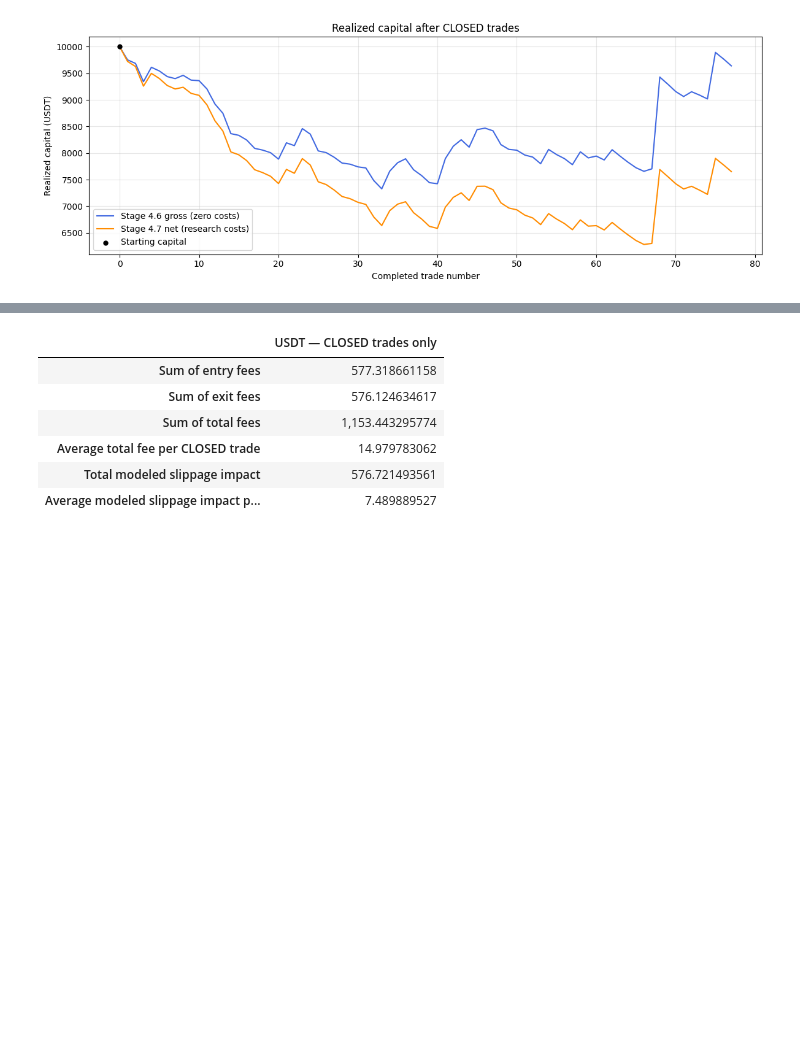
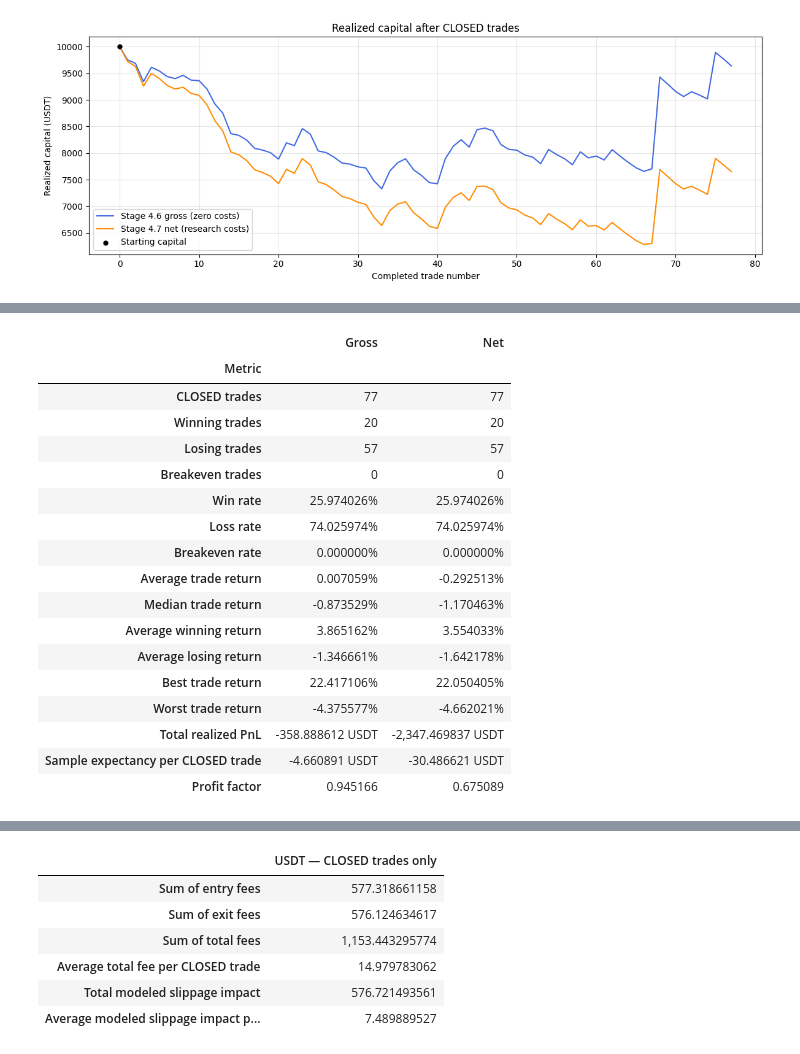
Before and after one commit to puckmandestroyer/trading-lab, a Jupyter notebook: notebooks/03_backtest_review.ipynb, the cells around one changed output, grey strips where cells are left out. Saved outputs shown, nothing was run; the diff lists cells and outputs as text; code cells hidden in the pictures; blank space fills up the shorter version.

Commit message:
Integrate Stage 5.3 performance summaries into notebook

```diff
--- a/notebooks/03_backtest_review.ipynb
+++ b/notebooks/03_backtest_review.ipynb
@@ -409,0 +428,51 @@ plt.show()
+# %%
+gross_before_metrics = gross_results.copy(deep=True)
+net_before_metrics = net_results.copy(deep=True)
+gross_summary = summarize_gross_trade_performance(gross_results)
+net_summary = summarize_net_trade_performance(net_results)
+
+metric_labels = {
+    "closed_trade_count": "CLOSED trades",
+    "winning_trade_count": "Winning trades",
+    "losing_trade_count": "Losing trades",
+    "breakeven_trade_count": "Breakeven trades",
+    "win_rate": "Win rate",
+    "loss_rate": "Loss rate",
+    "breakeven_rate": "Breakeven rate",
+    "average_trade_return": "Average trade return",
+    "median_trade_return": "Median trade return",
+    "average_win_return": "Average winning return",
+    "average_loss_return": "Average losing return",
+    "best_trade_return": "Best trade return",
+    "worst_trade_return": "Worst trade return",
+    "total_realized_pnl": "Total realized PnL",
+    "expectancy_pnl": "Sample expectancy per CLOSED trade",
+    "profit_factor": "Profit factor",
+}
+performance_table = pd.concat([gross_summary, net_summary]).T.rename(
+    index=metric_labels, columns={"GROSS": "Gross", "NET": "Net"},
+)
+performance_table.index.name = "Metric"
+display(performance_table.style.format("{:.6f}", na_rep="—")
+    .format("{:,.0f}", subset=pd.IndexSlice[list(metric_labels.values())[:4], :])
+    .format("{:.6%}", subset=pd.IndexSlice[list(metric_labels.values())[4:13], :])
+    .format("{:,.6f} USDT", subset=pd.IndexSlice[list(metric_labels.values())[13:15], :]))
+# %% [output]
+|  | Gross | Net |
+| Metric |  |  |
+| CLOSED trades | 77 | 77 |
+| Winning trades | 20 | 20 |
+| Losing trades | 57 | 57 |
+| Breakeven trades | 0 | 0 |
+| Win rate | 25.974026% | 25.974026% |
+| Loss rate | 74.025974% | 74.025974% |
+| Breakeven rate | 0.000000% | 0.000000% |
+| Average trade return | 0.007059% | -0.292513% |
+| Median trade return | -0.873529% | -1.170463% |
+| Average winning return | 3.865162% | 3.554033% |
+| Average losing return | -1.346661% | -1.642178% |
+| Best trade return | 22.417106% | 22.050405% |
+| Worst trade return | -4.375577% | -4.662021% |
+| Total realized PnL | -358.888612 USDT | -2,347.469837 USDT |
+| Sample expectancy per CLOSED trade | -4.660891 USDT | -30.486621 USDT |
+| Profit factor | 0.945166 | 0.675089 |
```
Also changed, not shown: parts of 14 cells of this notebook, 3 other files.
